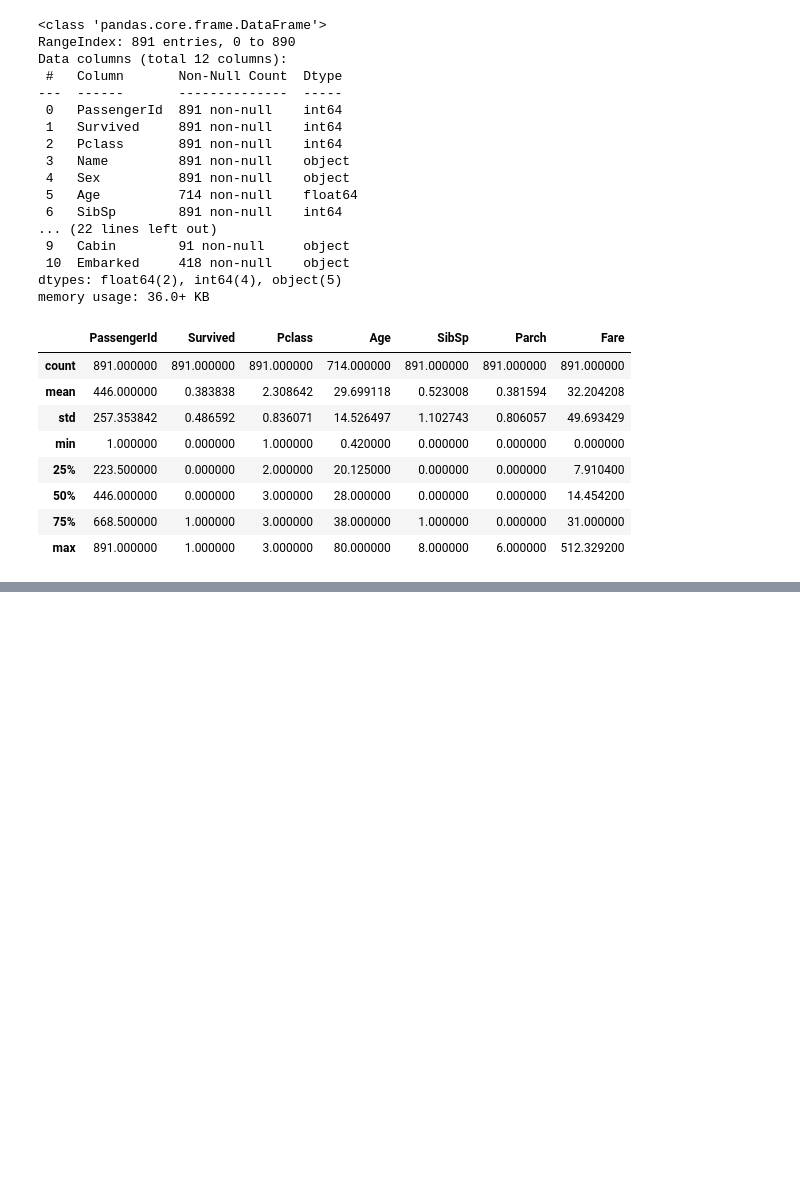
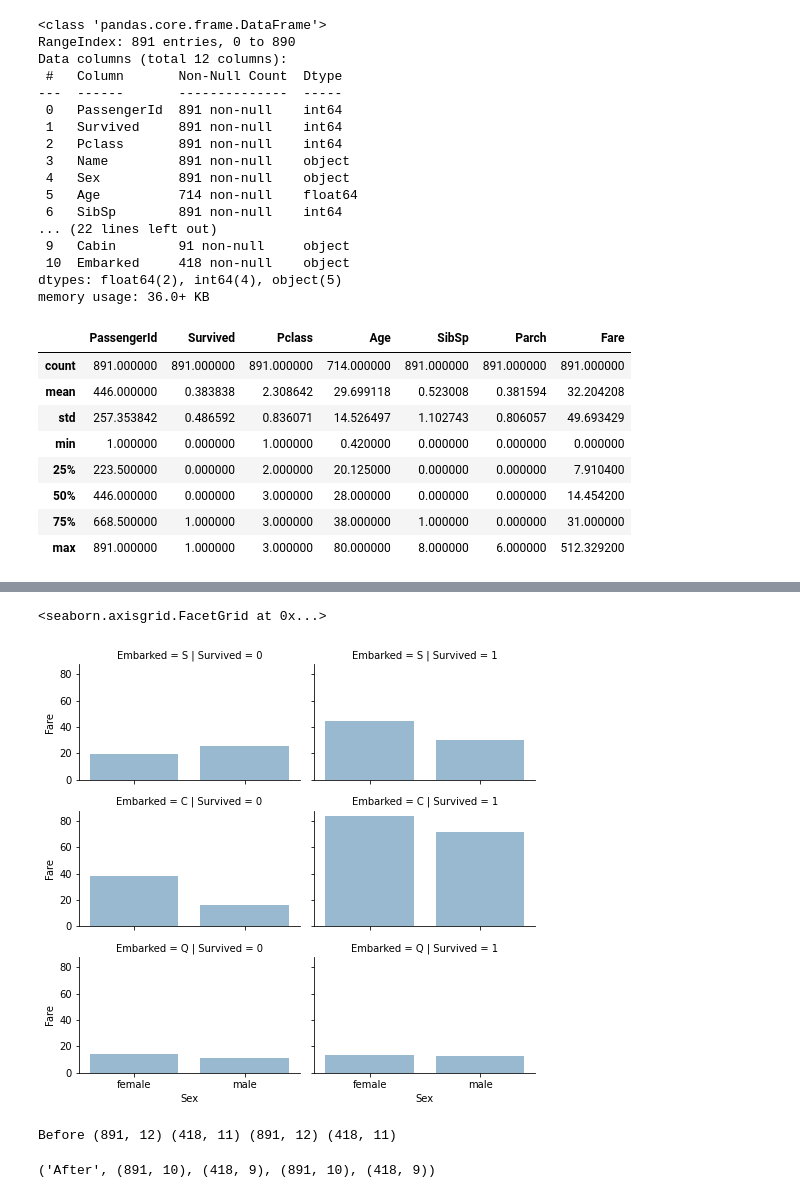
Before and after one commit to Kaggle-edu/kaggle_titanic, a Jupyter notebook: titanic.ipynb, the cells around one changed output, grey strips where cells are left out. Cells and saved outputs as stored; diff of their text form; code cells hidden in the pictures; blank space fills up the shorter version.

```diff
--- a/titanic.ipynb
+++ b/titanic.ipynb
@@ -94,0 +150,19 @@ train_df.describe(include=['O'])
+# %%
+# grid = sns.FacetGrid(train_df, col='Embarked', hue='Survived', palette={0: 'k', 1: 'w'})
+grid = sns.FacetGrid(train_df, row='Embarked', col='Survived', size=2.2, aspect=1.6)
+grid.map(sns.barplot, 'Sex', 'Fare', alpha=.5, ci=None)
+grid.add_legend()
+# %% [output]
+<seaborn.axisgrid.FacetGrid at 0x...>
+[figure, added]
+# %%
+print("Before", train_df.shape, test_df.shape, combine[0].shape, combine[1].shape)
+
+train_df = train_df.drop(['Ticket', 'Cabin'], axis=1)
+test_df = test_df.drop(['Ticket', 'Cabin'], axis=1)
+combine = [train_df, test_df]
+
+"After", train_df.shape, test_df.shape, combine[0].shape, combine[1].shape
+# %% [output]
+Before (891, 12) (418, 11) (891, 12) (418, 11)
+('After', (891, 10), (418, 9), (891, 10), (418, 9))
```
Also changed, not shown: parts of 43 cells of this notebook.
